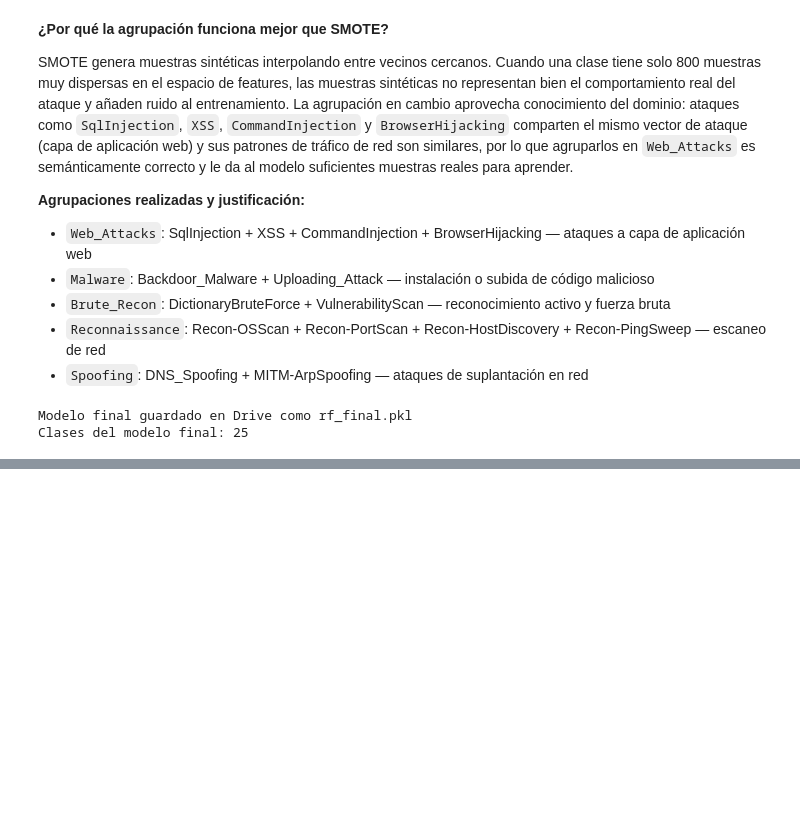
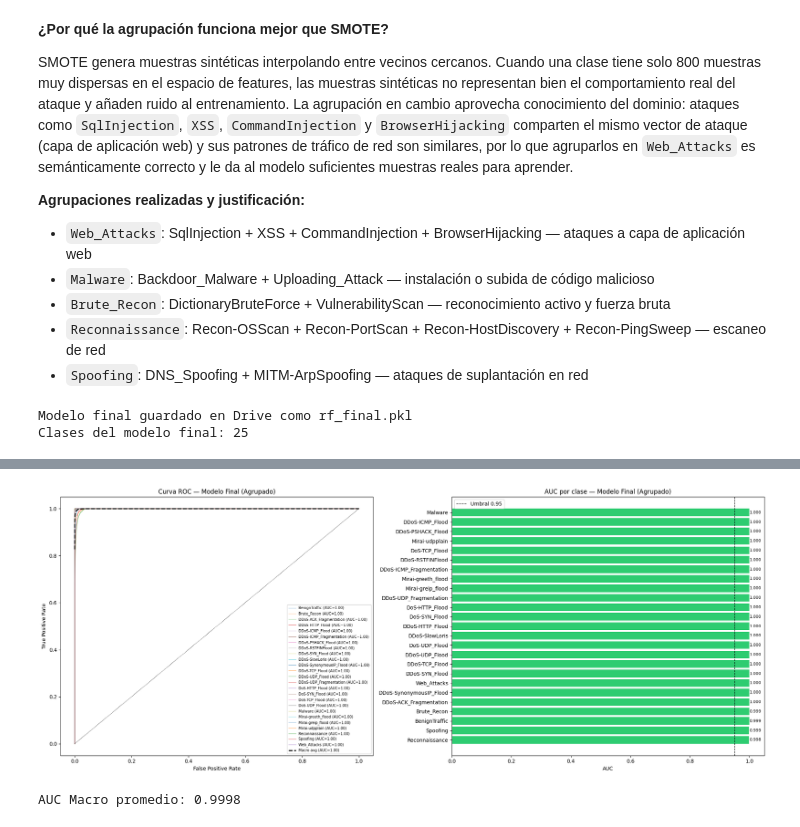
Before and after one commit to xtsebas/iot-intrusion-detection-ml, a Jupyter notebook: notebooks/05_model_implementation.ipynb, the cells around one changed output, grey strips where cells are left out. Saved outputs shown, nothing was run; the diff lists cells and outputs as text; code cells hidden in the pictures; blank space fills up the shorter version.

```diff
--- a/notebooks/05_model_implementation.ipynb
+++ b/notebooks/05_model_implementation.ipynb
@@ -920,0 +951,45 @@ Clases del modelo final: 25
+# %%
+y_test_bin = label_binarize(y_test_agr, classes=np.arange(len(clases_agrupadas)))
+y_prob_agr = rf_agr.predict_proba(X_test_sel)
+
+fpr, tpr, roc_auc = {}, {}, {}
+for i in range(len(clases_agrupadas)):
+    fpr[i], tpr[i], _ = roc_curve(y_test_bin[:, i], y_prob_agr[:, i])
+    roc_auc[i] = auc(fpr[i], tpr[i])
+
+fpr_macro = np.unique(np.concatenate([fpr[i] for i in range(len(clases_agrupadas))]))
+mean_tpr = np.zeros_like(fpr_macro)
+for i in range(len(clases_agrupadas)):
+    mean_tpr += np.interp(fpr_macro, fpr[i], tpr[i])
+mean_tpr /= len(clases_agrupadas)
+roc_auc_macro = auc(fpr_macro, mean_tpr)
+
+fig, axes = plt.subplots(1, 2, figsize=(20, 8))
+
+for i in range(len(clases_agrupadas)):
+    axes[0].plot(fpr[i], tpr[i], lw=1, alpha=0.5, label=f'{clases_agrupadas[i]} (AUC={roc_auc[i]:.2f})')
+axes[0].plot(fpr_macro, mean_tpr, color='black', lw=2, linestyle='--', label=f'Macro avg (AUC={roc_auc_macro:.2f})')
+axes[0].plot([0, 1], [0, 1], 'k--', lw=0.5)
+axes[0].set_title('Curva ROC — Modelo Final (Agrupado)')
+axes[0].set_xlabel('False Positive Rate')
+axes[0].set_ylabel('True Positive Rate')
+axes[0].legend(fontsize=7, loc='lower right')
+
+auc_sorted = sorted(roc_auc.items(), key=lambda x: x[1])
+clases_sorted = [clases_agrupadas[i] for i, _ in auc_sorted]
+auc_values = [v for _, v in auc_sorted]
+colors = ['#e74c3c' if v < 0.95 else '#2ecc71' for v in auc_values]
+axes[1].barh(clases_sorted, auc_values, color=colors)
+axes[1].axvline(x=0.95, color='black', linestyle='--', lw=1, label='Umbral 0.95')
+axes[1].set_title('AUC por clase — Modelo Final (Agrupado)')
+axes[1].set_xlabel('AUC')
+axes[1].legend()
+for i, v in enumerate(auc_values):
+    axes[1].text(v + 0.001, i, f'{v:.3f}', va='center', fontsize=8)
+
+plt.tight_layout()
+plt.savefig(f'{DRIVE_PATH}roc_curves_final.png', bbox_inches='tight', dpi=150)
+plt.show()
+
+print(f'AUC Macro promedio: {roc_auc_macro:.4f}')
+# %% [output]
@@ -920,0 +999,2 @@ Clases del modelo final: 25
+[figure, added]
+AUC Macro promedio: 0.9998
```
Also changed, not shown: parts of 3 cells of this notebook.
